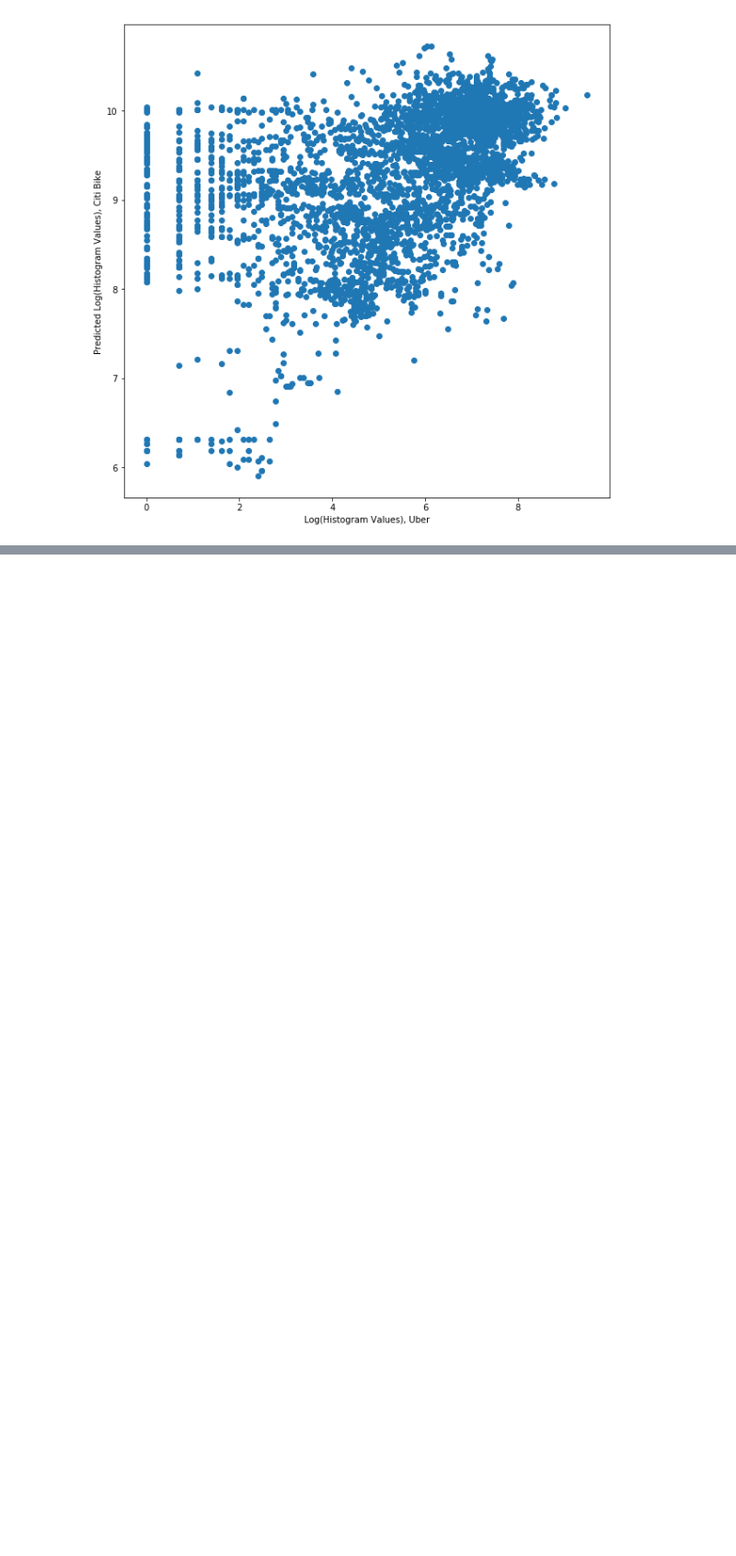
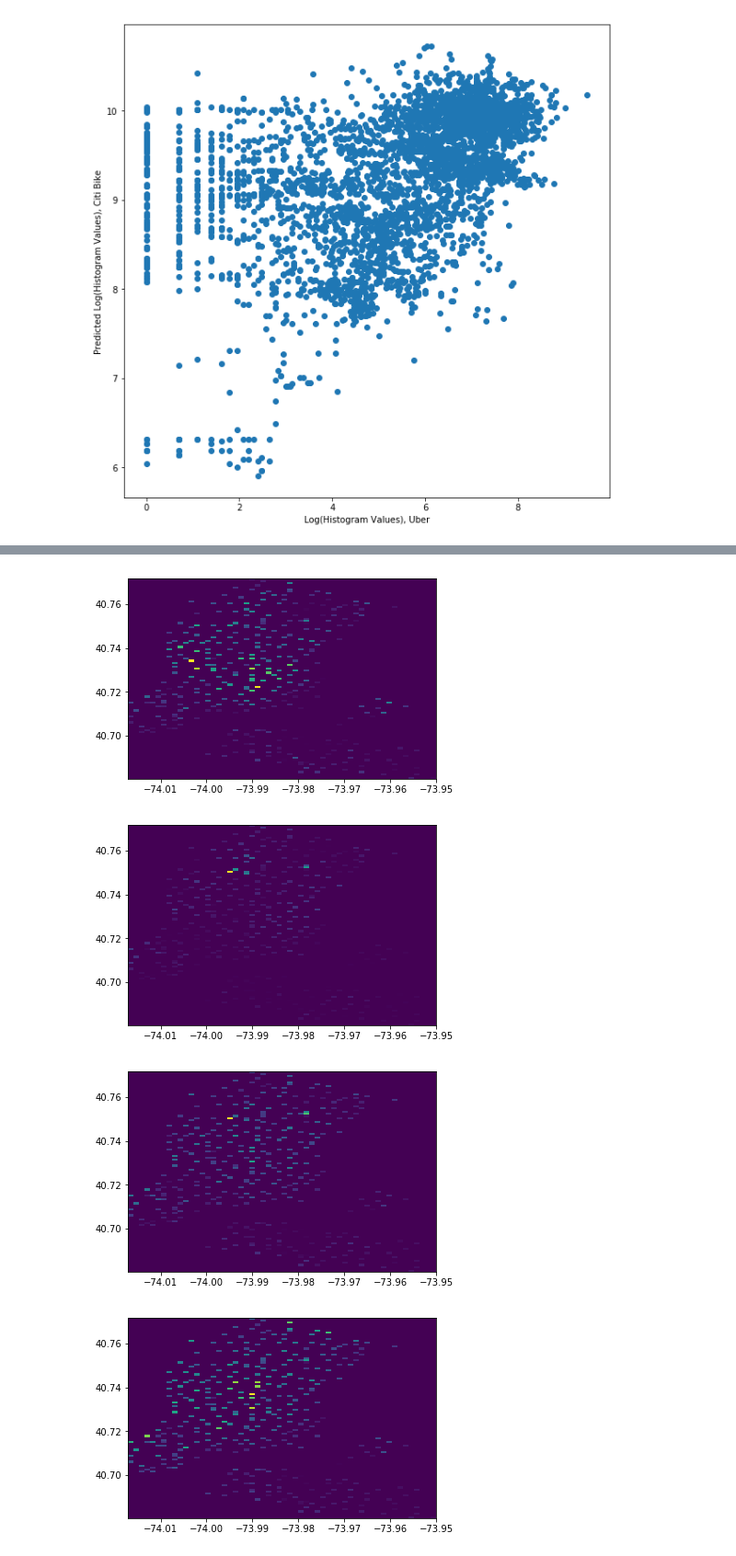
Before and after one commit to joheenc/Lionbase-Case-Study, a Jupyter notebook: Analysis.ipynb, the cells around one changed output, grey strips where cells are left out. Shown at 92% size. Drawn from its saved outputs; the diff is of its cells as text; code cells hidden in the pictures; blank space fills up the shorter version.

```diff
--- a/Analysis.ipynb
+++ b/Analysis.ipynb
@@ -326,0 +405,14 @@ hist_values_new.sort_values(by='lat', ascending=False).head(200)
+# %%
+#Splitting data by time of day
+citi_t1 = df_citi[(df_citi["hour"] < 4) & (df_citi["hour"] >= 0)]
+citi_t2 = df_citi[(df_citi["hour"] < 8) & (df_citi["hour"] >= 4)]
+citi_t3 = df_citi[(df_citi["hour"] < 12) & (df_citi["hour"] >= 8)]
+citi_t4 = df_citi[(df_citi["hour"] < 16) & (df_citi["hour"] >= 12)]
+citi_t5 = df_citi[(df_citi["hour"] < 20) & (df_citi["hour"] >= 16)]
+citi_t6 = df_citi[(df_citi["hour"] < 24) & (df_citi["hour"] >= 20)]
+print(citi_t1.shape)
+print(citi_t2.shape)
+print(citi_t3.shape)
+print(citi_t4.shape)
+print(citi_t5.shape)
+print(citi_t6.shape)
@@ -326,0 +459,10 @@ hist_values_new.sort_values(by='lat', ascending=False).head(200)
+# %%
+cititimesteps = [citi_t1, citi_t2, citi_t3, citi_t4, citi_t5, citi_t6]
+for timestep in cititimesteps:
+    histo = plt.hist2d(timestep['lon'], timestep['lat'], [56, 101])
+    plt.show()
+# %% [output]
+[figure, added]
+[figure, added]
+[figure, added]
+[figure, added]
```
Also changed, not shown: parts of 10 cells of this notebook.
